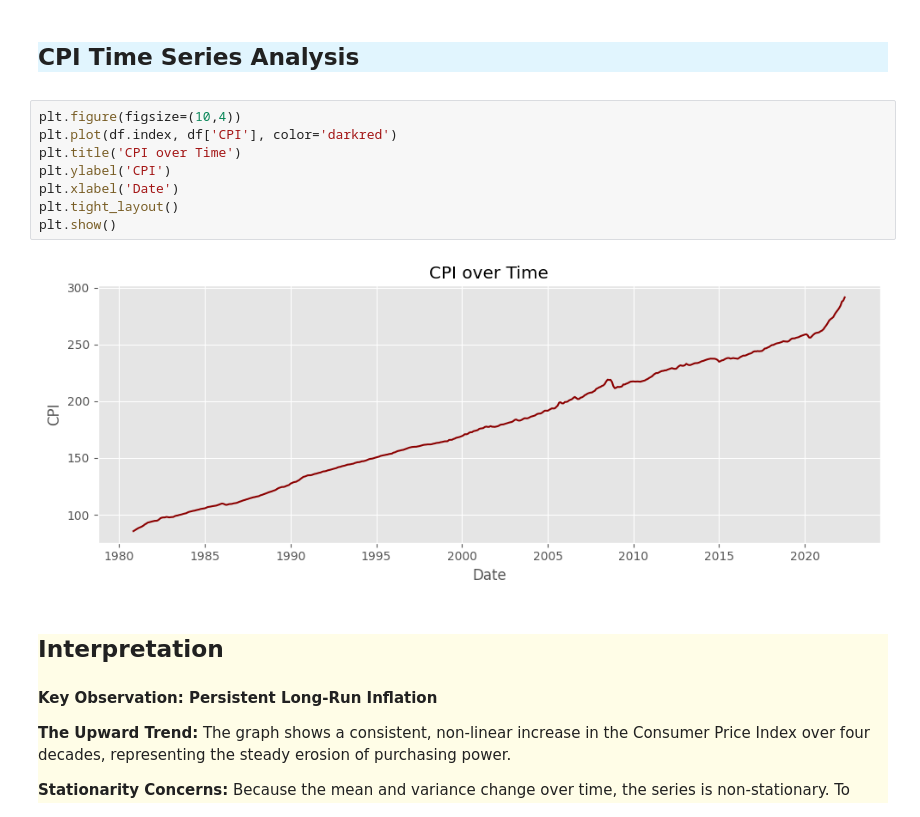
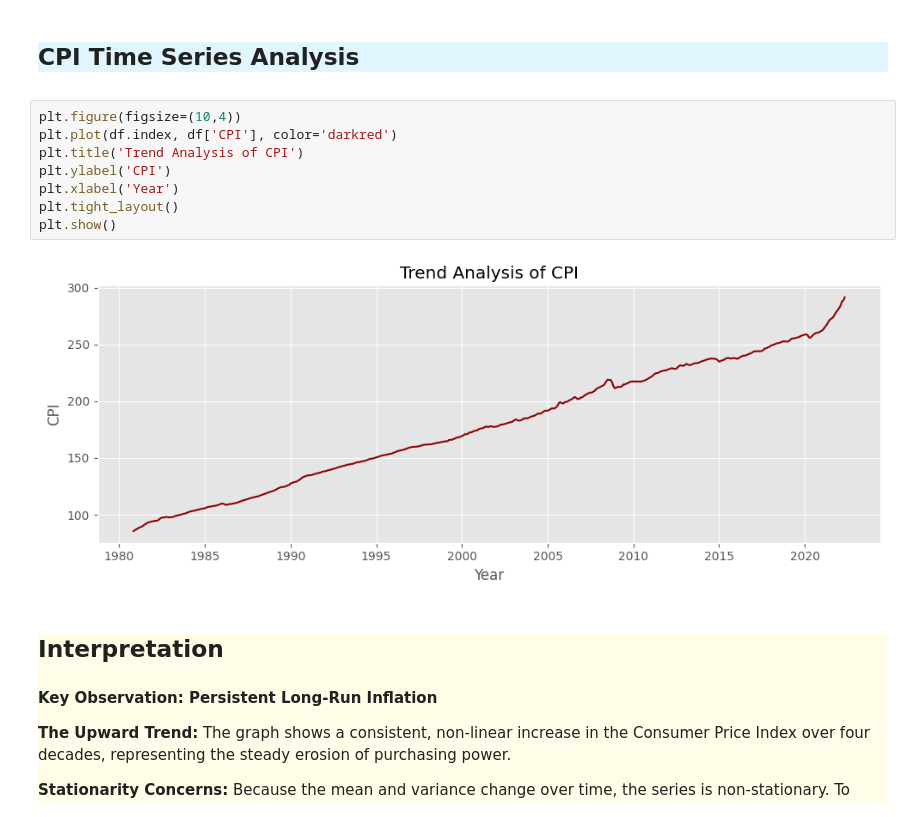
Before and after one commit to beryljacob05/Data_Analysis, a Jupyter notebook: CPI_multiple regression.ipynb, the cells around one changed output. Cells and saved outputs as stored; diff of their text form.

```diff
--- a/CPI_multiple regression.ipynb
+++ b/CPI_multiple regression.ipynb
@@ -421,13 +428,13 @@ plt.show()
 # %%
 plt.figure(figsize=(10,4))
 plt.plot(df.index, df['CPI'], color='darkred')
-plt.title('CPI over Time')
+plt.title('Trend Analysis of CPI')
 plt.ylabel('CPI')
-plt.xlabel('Date')
+plt.xlabel('Year')
 plt.tight_layout()
 plt.show()
 # %% [output]
-[figure, old version]
+[figure, new version]
 # %% [markdown]
 <div class="section-box" style="background-color:#FFFDE7;">
 <h2>Interpretation</h2>
```
Also changed, not shown: parts of 4 cells of this notebook.
